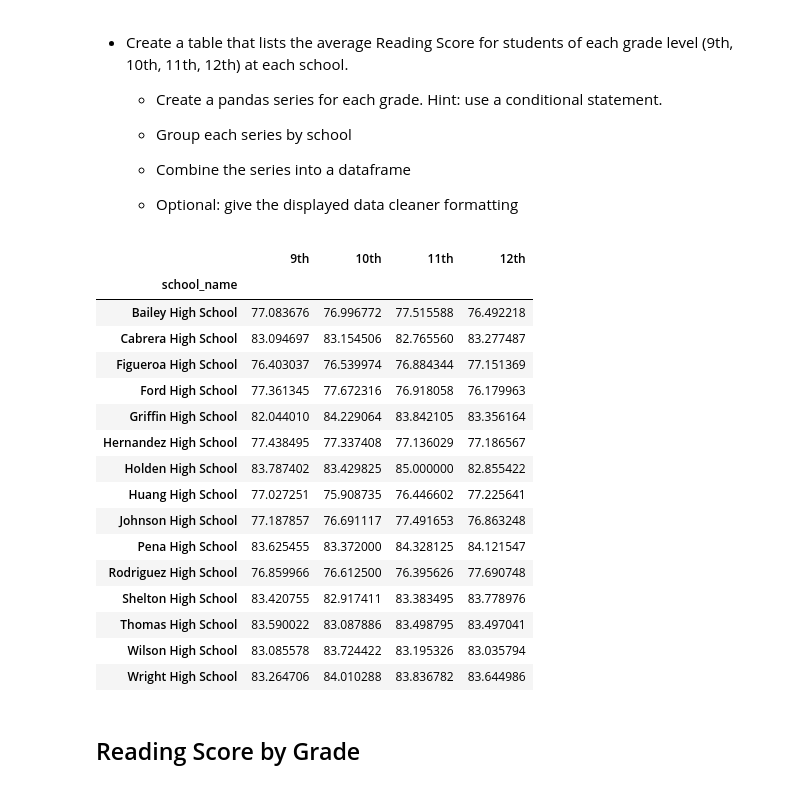
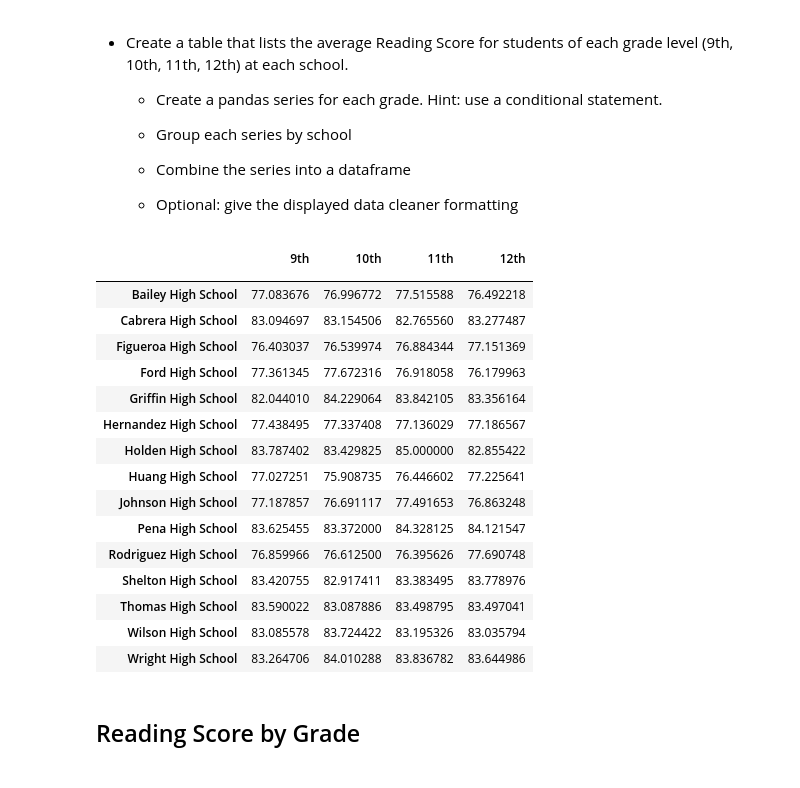
Before and after one commit to johnwanng/pandas-challenge, a Jupyter notebook: PyCitySchools/PyCitySchools_starter.ipynb, the cells around one changed output. Saved outputs shown, nothing was run; the diff lists cells and outputs as text; code cells hidden in the pictures.

```diff
--- a/PyCitySchools/PyCitySchools_starter.ipynb
+++ b/PyCitySchools/PyCitySchools_starter.ipynb
@@ -177,13 +177,13 @@ bottomFive
 # %%
 ninethMS = school_data_complete[school_data_complete.grade == '9th'].groupby(['school_name'])['math_score'].mean()
 tenthMS = school_data_complete[school_data_complete.grade == '10th'].groupby(['school_name'])['math_score'].mean()
 eleventhMS = school_data_complete[school_data_complete.grade == '11th'].groupby(['school_name'])['math_score'].mean()
 twelveMS = school_data_complete[school_data_complete.grade == '12th'].groupby(['school_name'])['math_score'].mean()
 msByGradDf = pd.DataFrame({"9th":ninethMS,"10th":tenthMS,"11th":eleventhMS,"12th":twelveMS})
-msByGradDf
+msByGradDf.rename_axis("")
 # %% [output]
 |  | 9th | 10th | 11th | 12th |
-| school_name |  |  |  |  |
+|  |  |  |  |  |
 | Bailey High School | 77.083676 | 76.996772 | 77.515588 | 76.492218 |
 | Cabrera High School | 83.094697 | 83.154506 | 82.765560 | 83.277487 |
 | Figueroa High School | 76.403037 | 76.539974 | 76.884344 | 77.151369 |
```
Also changed, not shown: parts of 4 cells of this notebook.
